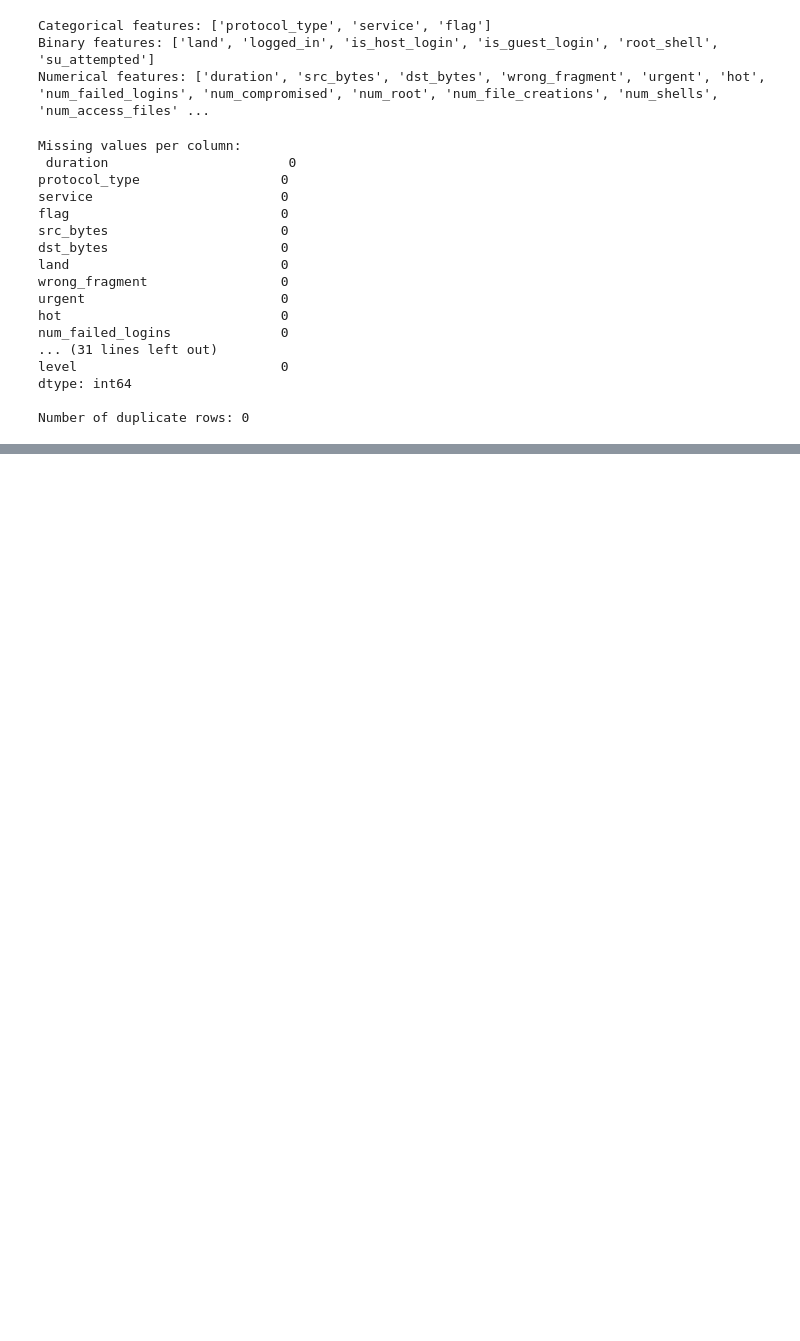
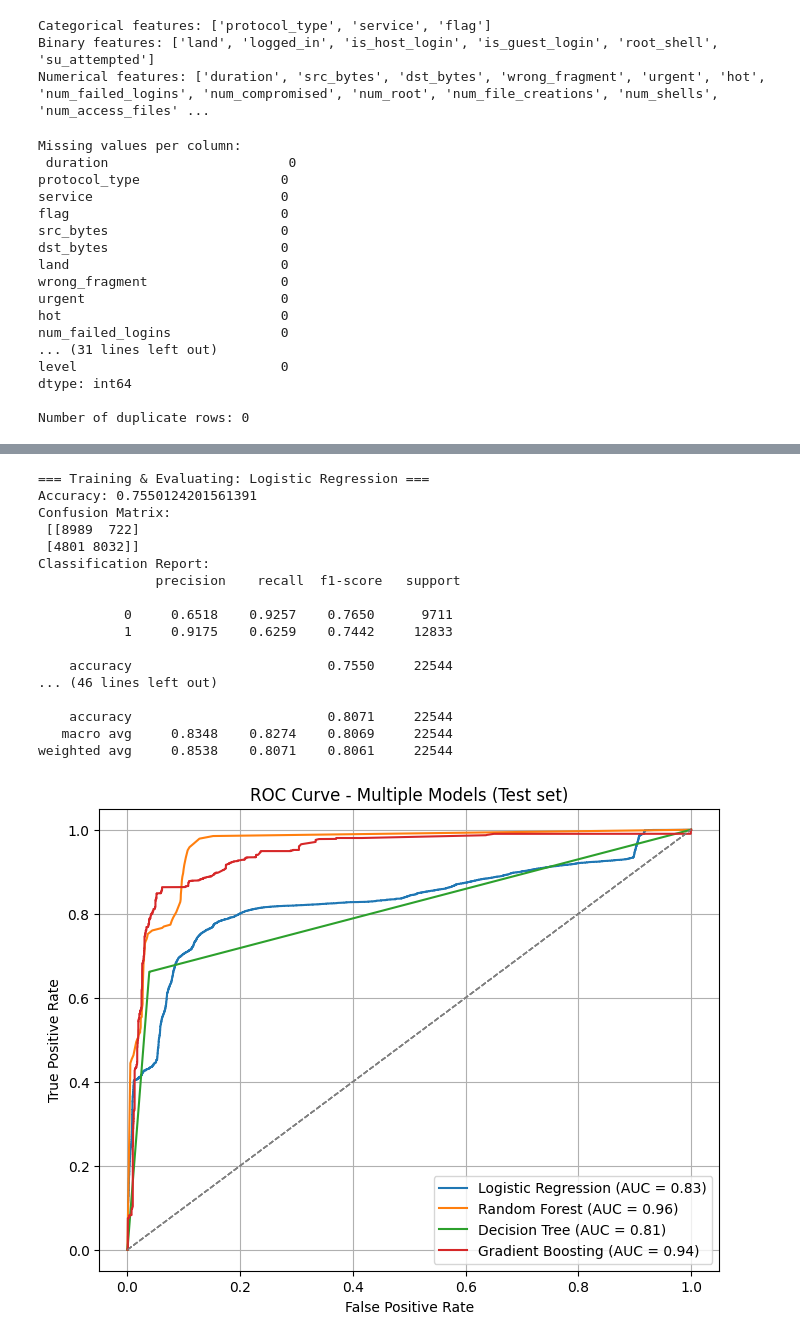
Before and after one commit to SpringBoardMentor193s/SentinelNet, a Jupyter notebook: notebooks/nsl.ipynb, the cells around one changed output, grey strips where cells are left out. Cells and saved outputs as stored; diff of their text form; code cells hidden in the pictures; blank space fills up the shorter version.

Commit message:
add:models

```diff
--- a/notebooks/nsl.ipynb
+++ b/notebooks/nsl.ipynb
@@ -227,3 +265,54 @@ plt.show()
 # %%
-from sklearn.model_selection import train_test_split
-x_train, x_test, y_train, y_test = train_test_split(x, y, test_size=0.2, random_state=42, stratify=y)
+from sklearn.metrics import accuracy_score
+from sklearn.ensemble import GradientBoostingClassifier
+models = {
+    'Logistic Regression': LogisticRegression(max_iter=1000),
+    'Random Forest': RandomForestClassifier(n_estimators=100),
+    'Decision Tree': DecisionTreeClassifier(),
+    'Gradient Boosting':GradientBoostingClassifier(n_estimators=100),
+}
+results =[]
+plt.figure(figsize=(8,6))
+for name, model in models.items():
+    print(f"\n=== Training & Evaluating: {name} ===")
+    model.fit(X_train, y_train)
+    y_pred = model.predict(X_test)
+    acc = accuracy_score(y_test, y_pred)
+    cm = confusion_matrix(y_test, y_pred)
+    print("Accuracy:", acc)
+    print("Confusion Matrix:\n", cm)
+    print("Classification Report:\n", classification_report(y_test, y_pred, digits=4))
+    if hasattr(model, "predict_proba"):
+     y_score = model.predict_proba(X_test)[:, 1]
+    else:
+        y_score = model.decision_function(X_test)
+    fpr, tpr, _ = roc_curve(y_test, y_score)
+    roc_auc=auc(fpr, tpr)
+    plt.plot(fpr, tpr, label=f'{name} (AUC = {roc_auc:.2f})')
+    results.append({"model": name, "accuracy": acc, "auc": roc_auc})
+    plt.plot([0,1],[0,1], linestyle='--', lw=1, color='grey')
+plt.xlabel("False Positive Rate")
+plt.ylabel("True Positive Rate")
+plt.title("ROC Curve - Multiple Models (Test set)")
+plt.legend(loc='lower right')
+plt.grid(True)
+plt.show()
+# %% [output]
+=== Training & Evaluating: Logistic Regression ===
+Accuracy: 0.7550124201561391
+Confusion Matrix:
+ [[8989  722]
+ [4801 8032]]
+Classification Report:
+               precision    recall  f1-score   support
+
+           0     0.6518    0.9257    0.7650      9711
+           1     0.9175    0.6259    0.7442     12833
+
+    accuracy                         0.7550     22544
+... (46 lines left out)
+
+    accuracy                         0.8071     22544
+   macro avg     0.8348    0.8274    0.8069     22544
+weighted avg     0.8538    0.8071    0.8061     22544
+[figure, added]
```
Also changed, not shown: parts of 22 cells of this notebook.
